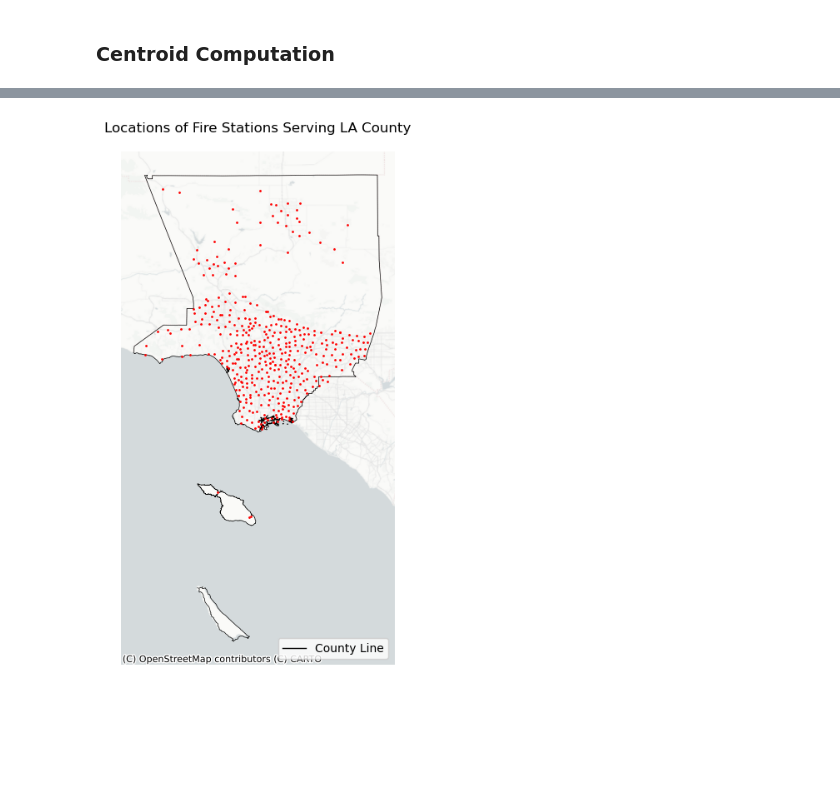
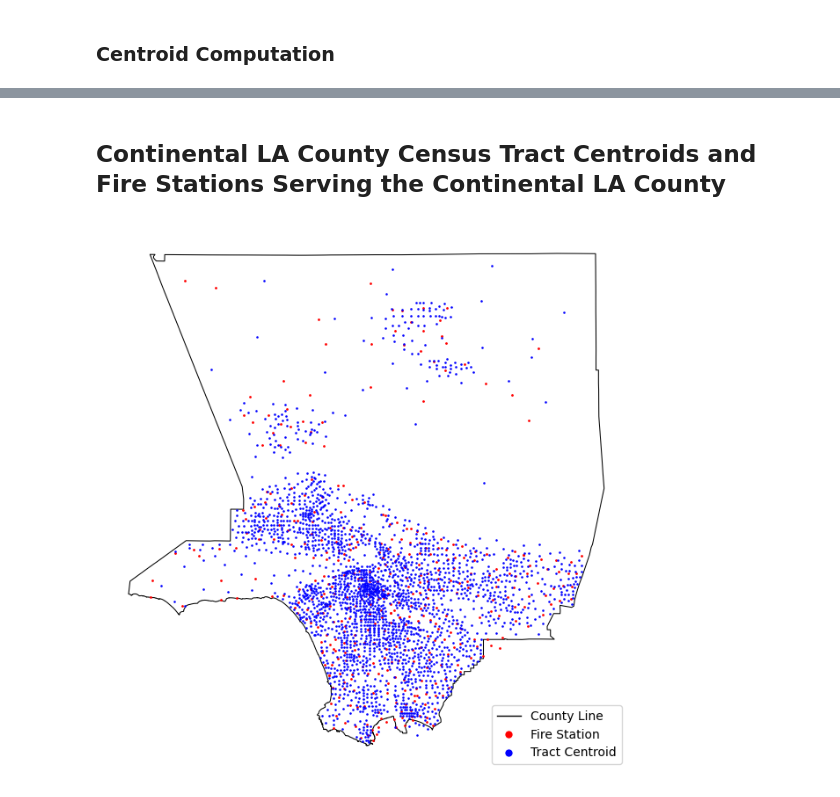
Before and after one commit to giovani-gutierrez/TDA_CalFire, a Jupyter notebook: SVI_EDA.ipynb, the cells around one changed output, grey strips where cells are left out. Drawn from its saved outputs; the diff is of its cells as text; code cells hidden in the pictures; blank space fills up the shorter version.

Commit message:
Update figures

```diff
--- a/SVI_EDA.ipynb
+++ b/SVI_EDA.ipynb
@@ -87,11 +71,20 @@ plt.savefig('Figures/census_tracts2.png', bbox_inches = 'tight', dpi = 600)
+# %% [markdown]
+##  Continental LA County Census Tract Centroids and Fire Stations Serving the Continental LA County
 # %%
-ax = county_bound.boundary.plot(color = 'k', linewidth = 0.5, zorder = 1)
-all_stations.plot(ax = ax, markersize = 1, color = 'r', marker = 'o', zorder = 2)
-cx.add_basemap(ax, crs = 'EPSG:2229', source = cx.providers.CartoDB.PositronNoLabels)
-legend_elements = [Line2D([0], [0], color = 'k', lw = 1, label = 'County Line')]
+fig, ax = plt.subplots(figsize=(12, 8))
+la_county.boundary.to_crs('EPSG:2229').plot(ax = ax, color = 'k', linewidth = 0.75, zorder = 1)
+all_stations.to_crs('EPSG:2229').plot(ax = ax, markersize = 1, color = 'r', marker = 'o', zorder = 2)
+svi_tracts['centroid'].to_crs('EPSG:2229').plot(ax = ax, markersize = 0.75, color = 'b', marker = 'o', zorder = 3)
+# cx.add_basemap(ax, crs = 'EPSG:2229', source = cx.providers.CartoDB.PositronNoLabels)
+legend_elements = [
+    Line2D([0], [0], color = 'k', lw = 1, label = 'County Line'),
+    Line2D([0], [0], marker = 'o', color = 'w', label = 'Fire Station',
+        markerfacecolor = 'r', markersize = 7),
+    Line2D([0], [0], marker = 'o', color = 'w', label = 'Tract Centroid',
+        markerfacecolor = 'b', markersize = 7)
+]
 ax.legend(loc = 'lower right', handles = legend_elements)
-ax.set(title = 'Locations of Fire Stations Serving LA County')
 plt.axis('off')
-plt.savefig('Figures/fire_station_locations.png', bbox_inches = 'tight', dpi = 600)
+plt.savefig('Figures/stations_and_centroids.png', bbox_inches = 'tight', dpi = 600)
 # %% [output]
-[figure, old version]
+[figure, new version]
```
Also changed, not shown: parts of 37 cells of this notebook, 12 other files.
